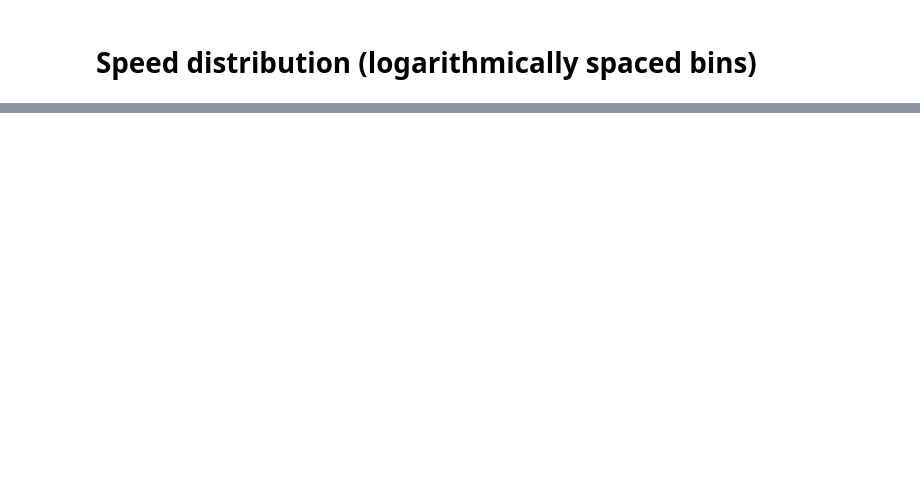
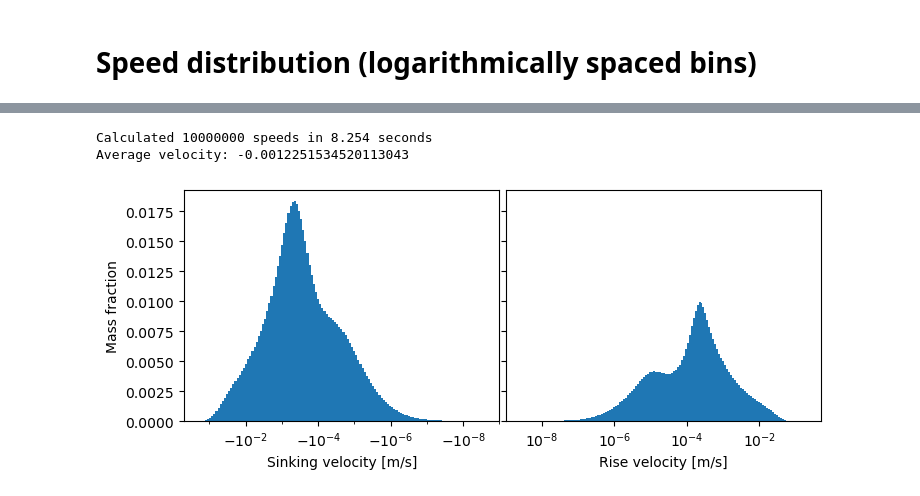
Before and after one commit to nordam/Eulerian-and-Lagrangian-methods, a Jupyter notebook: notebooks/Microplastics-Speed-Distribution.ipynb, the cells around one changed output, grey strips where cells are left out. Saved outputs shown, nothing was run; the diff lists cells and outputs as text; code cells hidden in the pictures; blank space fills up the shorter version.

```diff
--- a/notebooks/Microplastics-Speed-Distribution.ipynb
+++ b/notebooks/Microplastics-Speed-Distribution.ipynb
@@ -414,0 +346,51 @@ plt.subplots_adjust(bottom=0.15, top=0.935, left=0.055, right=0.99, wspace=0.13)
+# %%
+# Number of samples
+Np = 10000000
+# Generate random velocities
+tic = time()
+v = draw_random_speeds(Np)
+toc = time()
+print(f'Calculated {Np} speeds in {toc-tic:.3f} seconds')
+print(f'Average velocity: {np.mean(v)}')
+
+
+# Positive and negative velocities separately on log scale
+fig, ax = plt.subplots(ncols=2, figsize=(7,3), sharey=True)
+
+# Number of bins (must be even number)
+Nk = 256
+# Create positive and negative log-spaced bins
+bins_positive = np.logspace(-8, np.log10(0.1), int(Nk/2) + 1)
+bins_negative = np.logspace(-8, np.log10(0.3), int(Nk/2) + 1)
+# Midpoints of bins
+mids_positive =    np.sqrt(bins_positive[1:]*bins_positive[:-1])
+mids_negative = -( np.sqrt(bins_negative[1:]*bins_negative[:-1]) )[::-1] # Flip sign and reverse order
+bins_negative = -bins_negative[::-1] # Flip sign and reverse order
+
+# Make separate histograms of positive and negative velocities
+counts_negative = np.histogram(v, bins=bins_negative)[0]
+counts_positive = np.histogram(v, bins=bins_positive)[0]
+
+# plot negative velocities
+wids = bins_negative[1:] - bins_negative[:-1]
+ax[0].bar(mids_negative, counts_negative/Np, width=wids)
+ax[0].set_xscale('symlog', linthresh=1e-10) # Use symlog to get negative logarithmic scale
+ax[0].set_xlim(-5e-1, -1e-9)
+ax[0].set_xticks([-1e-2, -1e-4, -1e-6, -1e-8])
+
+# Plot positive velocities
+wids = bins_positive[1:] - bins_positive[:-1]
+ax[1].bar(mids_positive, counts_positive/Np, width=wids)
+ax[1].set_xlim(1e-9, 5e-1)
+ax[1].set_xscale('log')
+ax[1].set_xticks([1e-8, 1e-6, 1e-4, 1e-2])
+
+ax[0].set_ylabel('Mass fraction')
+ax[0].set_xlabel('Sinking velocity [m/s]')
+ax[1].set_xlabel('Rise velocity [m/s]')
+
+plt.subplots_adjust(bottom=0.15, top=0.92, left=0.08, right=0.99, wspace=0.02)
+# %% [output]
+Calculated 10000000 speeds in 8.254 seconds
+Average velocity: -0.0012251534520113043
+[figure, added]
```
Also changed, not shown: parts of 8 cells of this notebook.
